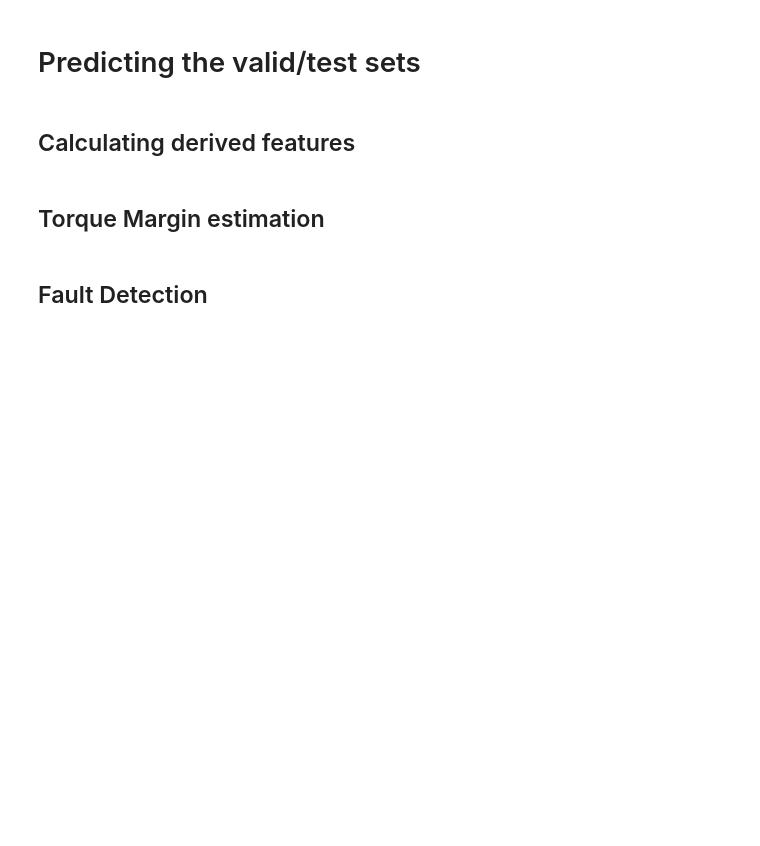
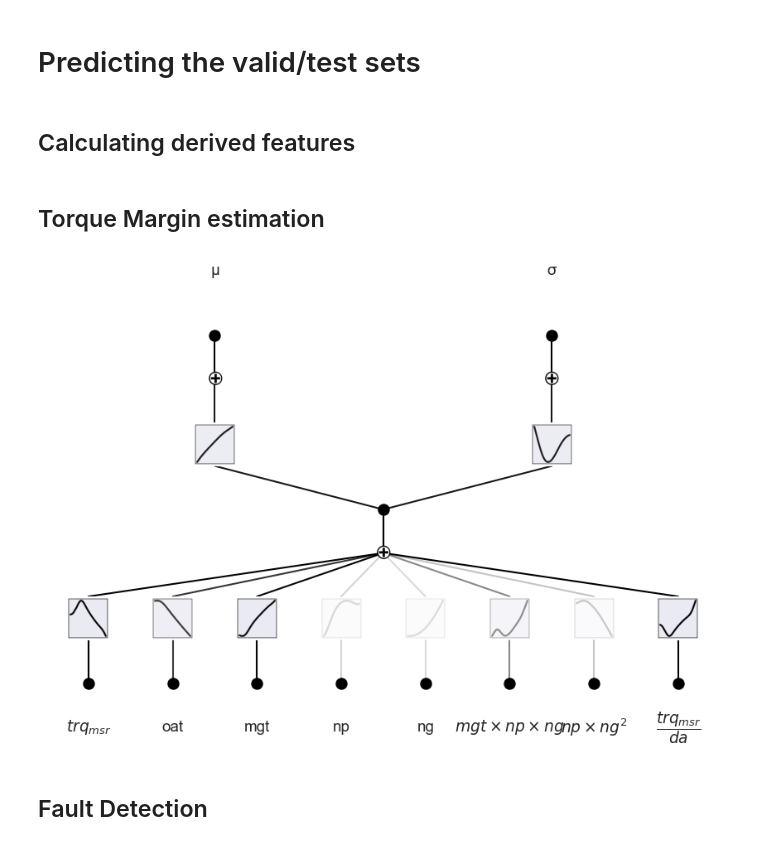
Before and after one commit to MrPio/PHM_North_America_2024_Challenge, a Jupyter notebook: 4-Qualitative_Evaluation/4.1-Qualitative_Evaluation.ipynb, the cells around one changed output. Saved outputs shown, nothing was run; the diff lists cells and outputs as text; code cells hidden in the pictures; blank space fills up the shorter version.

```diff
--- a/4-Qualitative_Evaluation/4.1-Qualitative_Evaluation.ipynb
+++ b/4-Qualitative_Evaluation/4.1-Qualitative_Evaluation.ipynb
@@ -85,3 +100,7 @@ plt.show()
 # Predicting the valid/test sets
 # %% [markdown]
 ## Calculating derived features
+# %%
+regression_features = ['trq_measured', 'oat', 'mgt', 'np', 'ng', 'mgt np ng', 'np ng^2', 'trq_measured_norm_da']
+classification_features = ['trq_measured', 'oat', 'mgt', 'np', 'ng', 'oat ng^2', 'pa ng^2', 'oat^2 ng', 'mgt_norm_da',
+                           'np_air_density']
@@ -88,2 +128,19 @@ plt.show()
+# %%
+class Py_KAN(nn.Module):
+    def __init__(self, layers, is_regression, grid_size=3):
+        super(Py_KAN, self).__init__()
+        self.layers = layers
+        self.grid_size = grid_size
+        self.is_regression = is_regression
+        self.model = PyKAN(width=self.layers, grid=self.grid_size, k=3, device=device)
+
+    def forward(self, x):
+        x = self.model(x)
+        if self.is_regression:
+            mu = x[:, 0]
+            var = x[:, 1]
+            return mu, var
+        else:
+            return x
 # %% [markdown]
 ## Torque Margin estimation
@@ -89,0 +149,10 @@ plt.show()
+# %%
+pyKANReg = Py_KAN(layers=[[len(regression_features), 0], [1, 0], [2, 0]], is_regression=True, grid_size=2)
+pyKANReg.model = PyKAN.loadckpt('../2-torque_margin_pdf_regression/models/torque_target_stochastic_small_12-23-01_8.pt')
+# %%
+in_vars = ['$trq_{msr}$', 'oat', 'mgt', 'np', 'ng', '$mgt\\times np\\times ng$', '$np\\times ng^2$',
+           '$\\dfrac{trq_{msr}}{da}$']
+pyKANReg.model.plot(scale=0.75, in_vars=in_vars, out_vars=['μ', 'σ'],
+                    varscale=0.45, figsize_base=(14, 10))
+# %% [output]
+[figure, added]
```
Also changed, not shown: parts of 15 cells of this notebook, 5 other files.
